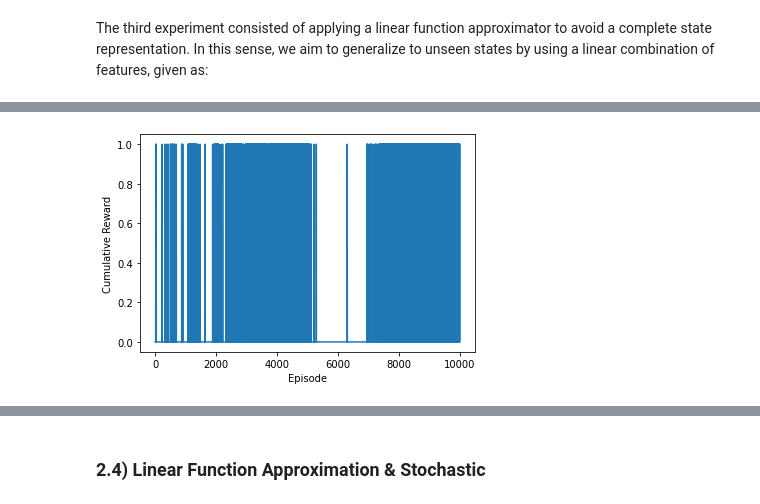
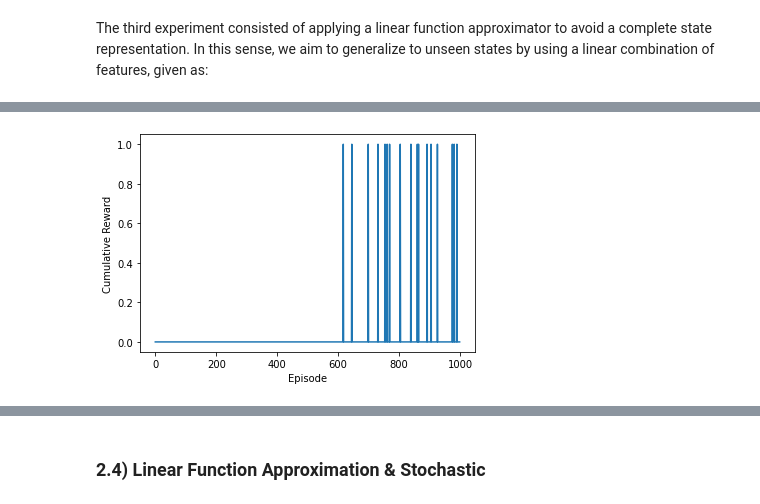
Before and after one commit to thurbridi/mo436-project-1, a Jupyter notebook: notebooks/project_1.ipynb, the cells around one changed output, grey strips where cells are left out. Drawn from its saved outputs; the diff is of its cells as text; code cells hidden in the pictures.

Commit message:
finished approx

```diff
--- a/notebooks/project_1.ipynb
+++ b/notebooks/project_1.ipynb
@@ -286,4 +284,4 @@ grid_search_approximator(stochastic=False)
 # %%
-Q, env = train_approximator(stochastic=False, episodes=10000, gamma=1, alpha=0.001)
+Q, env = train_approximator(stochastic=False, episodes=1000, gamma=0.9, alpha=0.001, eps=0.5)
 # %% [output]
-[figure, old version]
+[figure, new version]
```
Also changed, not shown: parts of 8 cells of this notebook, 2 other files.
